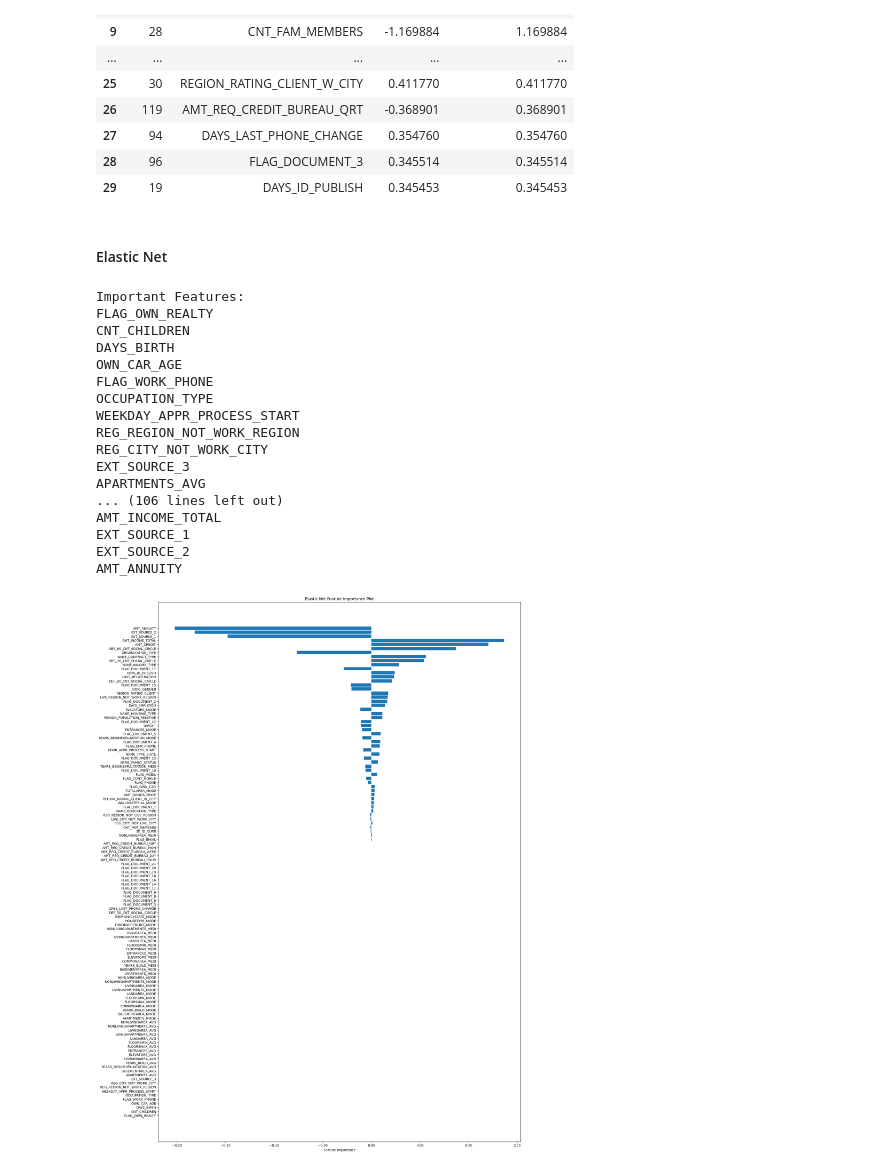
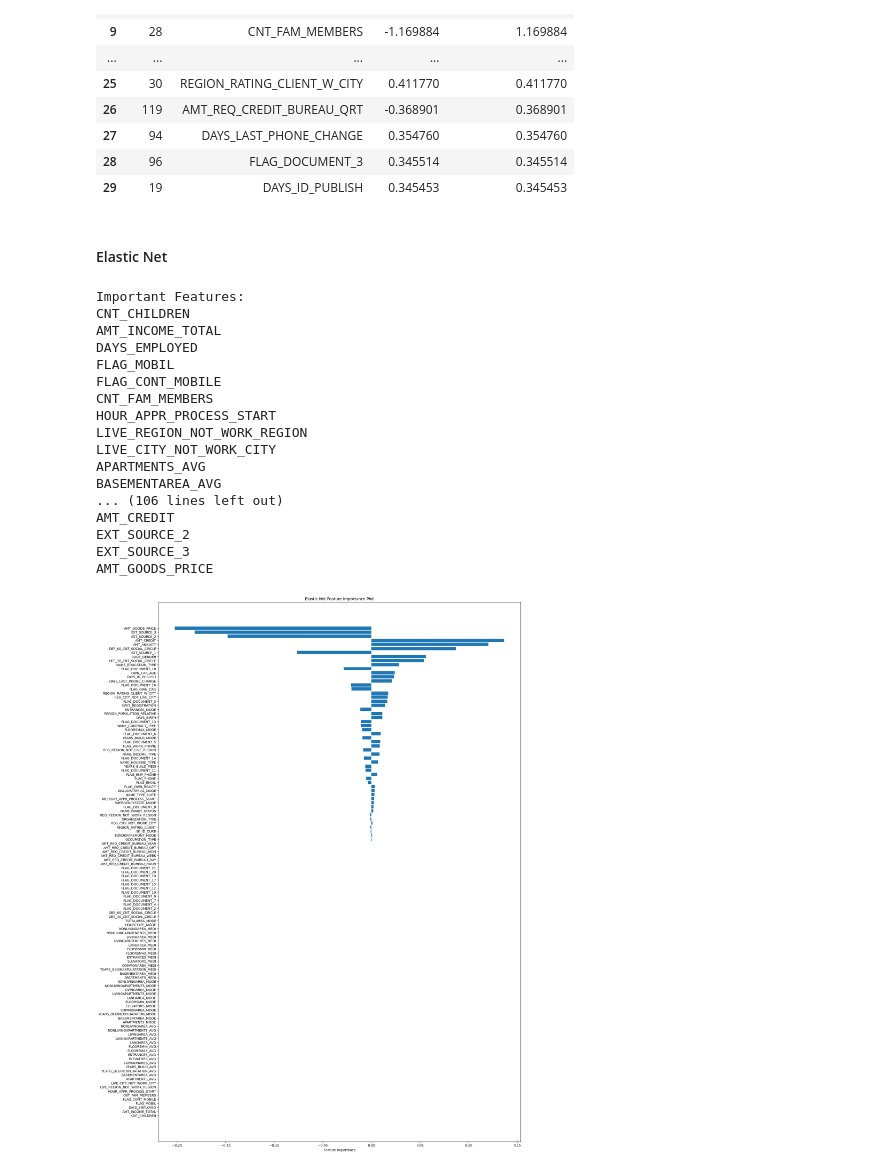
Before and after one commit to haileyvu9/RP, a Jupyter notebook: Research_project_Hailey.ipynb, the cells around one changed output. Saved outputs shown, nothing was run; the diff lists cells and outputs as text; code cells hidden in the pictures.

```diff
--- a/Research_project_Hailey.ipynb
+++ b/Research_project_Hailey.ipynb
@@ -234,51 +234,51 @@ feature_importance.head(30)
 | 27 | 94 | DAYS_LAST_PHONE_CHANGE | 0.354760 | 0.354760 |
 | 28 | 96 | FLAG_DOCUMENT_3 | 0.345514 | 0.345514 |
 | 29 | 19 | DAYS_ID_PUBLISH | 0.345453 | 0.345453 |
-# %% [markdown]
-#### Elastic Net
+# %% [markdown]
+#### Elastic Net
 # %%
 # Create and fit Elastic Net model
 elastic_net = ElasticNet(alpha=0.0001, l1_ratio=0.5)
 elastic_net.fit(X_train, y_train)
 
 # Get feature importance
 feature_importance = elastic_net.coef_
 
 # Sort features by importance
-sorted_features = sorted(zip(app_train.columns, feature_importance), key=lambda x: abs(x[1]))
+sorted_features = sorted(zip(app_test.columns, feature_importance), key=lambda x: abs(x[1]))
 
 # Extract sorted feature names and importance values
 sorted_feature_names, sorted_importance = zip(*sorted_features)
 
 # Print the sorted feature names and their importance values
 important_features_list = list(sorted_feature_names)
 print("Important Features:")
 for feature in important_features_list:
     print(feature)
 
 # Plotting Feature Importance
 plt.figure(figsize=(20, 30))
 plt.barh(range(len(sorted_feature_names)), sorted_importance)
 plt.yticks(range(len(sorted_feature_names)), sorted_feature_names)
 plt.xlabel('Feature Importance')
 plt.title('Elastic Net Feature Importance Plot')
 plt.show()
 # %% [output]
 Important Features:
-FLAG_OWN_REALTY
 CNT_CHILDREN
-DAYS_BIRTH
-OWN_CAR_AGE
-FLAG_WORK_PHONE
-OCCUPATION_TYPE
-WEEKDAY_APPR_PROCESS_START
-REG_REGION_NOT_WORK_REGION
-REG_CITY_NOT_WORK_CITY
+AMT_INCOME_TOTAL
+DAYS_EMPLOYED
+FLAG_MOBIL
+FLAG_CONT_MOBILE
+CNT_FAM_MEMBERS
+HOUR_APPR_PROCESS_START
+LIVE_REGION_NOT_WORK_REGION
+LIVE_CITY_NOT_WORK_CITY
+APARTMENTS_AVG
+BASEMENTAREA_AVG
+... (106 lines left out)
+AMT_CREDIT
+EXT_SOURCE_2
 EXT_SOURCE_3
-APARTMENTS_AVG
-... (106 lines left out)
-AMT_INCOME_TOTAL
-EXT_SOURCE_1
-EXT_SOURCE_2
-AMT_ANNUITY
+AMT_GOODS_PRICE
-[figure, old version]
+[figure, new version]
```
Also changed, not shown: parts of 20 cells of this notebook.
